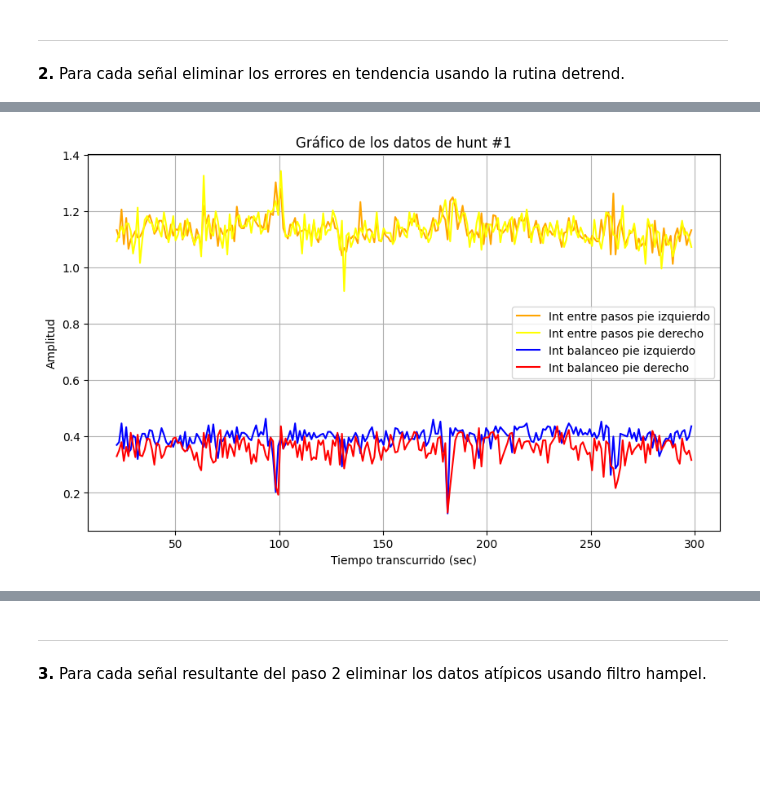
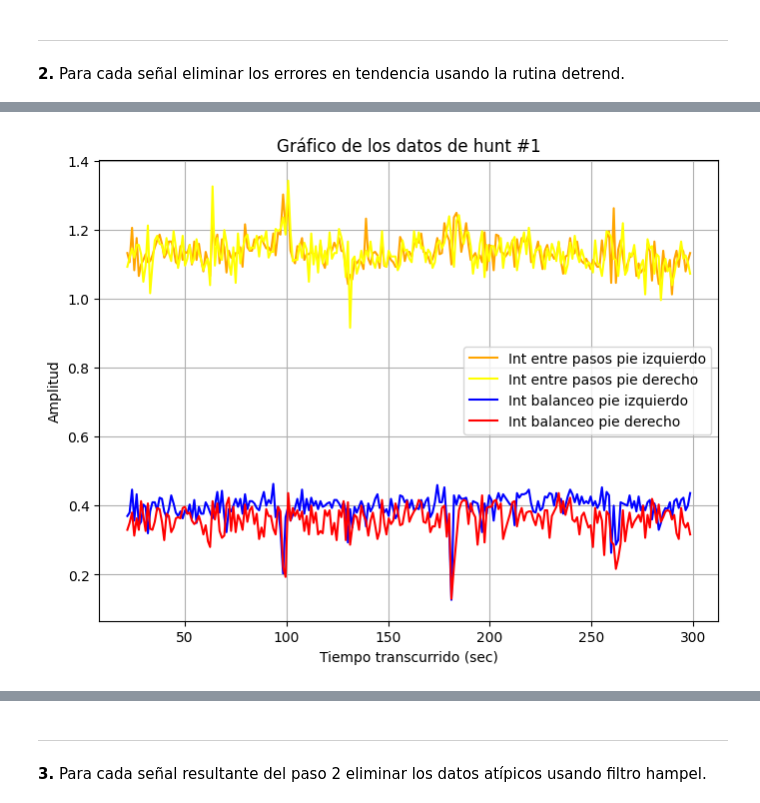
Before and after one commit to NataliaArenasP20/LaboratorioBiosenales, a Jupyter notebook: Proyecto_1/Proyecto1_NataliaArenas_DanielTamayo.ipynb, the cells around one changed output, grey strips where cells are left out. Drawn from its saved outputs; the diff is of its cells as text; code cells hidden in the pictures; blank space fills up the shorter version.

```diff
--- a/Proyecto_1/Proyecto1_NataliaArenas_DanielTamayo.ipynb
+++ b/Proyecto_1/Proyecto1_NataliaArenas_DanielTamayo.ipynb
@@ -246,27 +246,27 @@ plt.show()
 # %%
 hunt_1 = signals_park[0] #hunt 1
 
 tiempo = hunt_1['Tiempo transcurrido (sec)']
 int_pasosi = hunt_1['Intervalos entre pasos pie izquierdo (sec)']
 int_pasosd = hunt_1['Intervalos entre pasos pie derecho (sec)']
 int_balani = hunt_1['Intervalos de balanceo pie izquierdo (sec)']
 int_baland = hunt_1['Intervalos de balanceo pie derecho (sec)']
 
 #Grafico los datos de hunt
-plt.figure(figsize=(10, 6))
+plt.figure(figsize=(8, 6))
 plt.plot(tiempo,int_pasosi,label='Int entre pasos pie izquierdo', color='orange')
 plt.plot(tiempo,int_pasosd,label='Int entre pasos pie derecho', color='yellow')
 plt.plot(tiempo,int_balani,label='Int balanceo pie izquierdo', color='blue')
 plt.plot(tiempo,int_baland,label='Int balanceo pie derecho', color='red')
 
 plt.title('Gráfico de los datos de hunt #1')
 plt.xlabel('Tiempo transcurrido (sec)')
 plt.ylabel('Amplitud')
 plt.legend()
 plt.grid()
 plt.show()
 # %% [output]
-[figure, old version]
+[figure, new version]
 # %%
 control_1 = signals_control[0] #control 1
 
```
Also changed, not shown: parts of 7 cells of this notebook.
